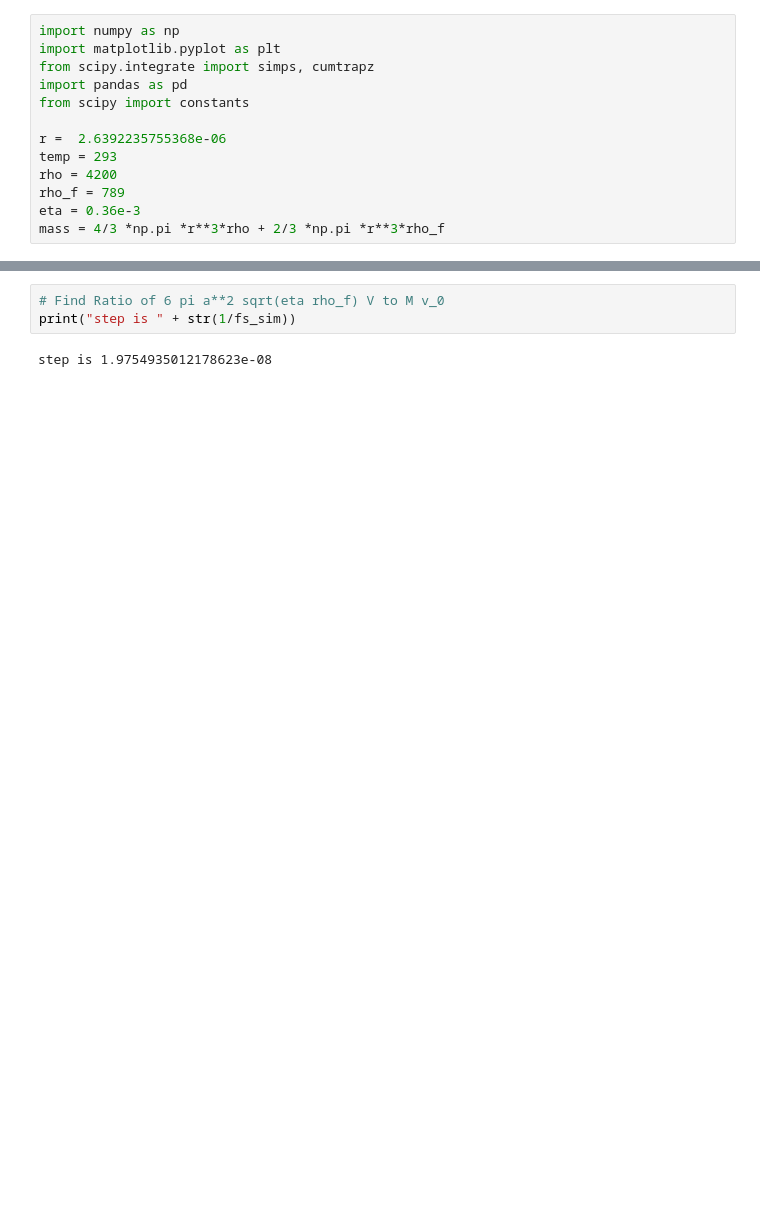
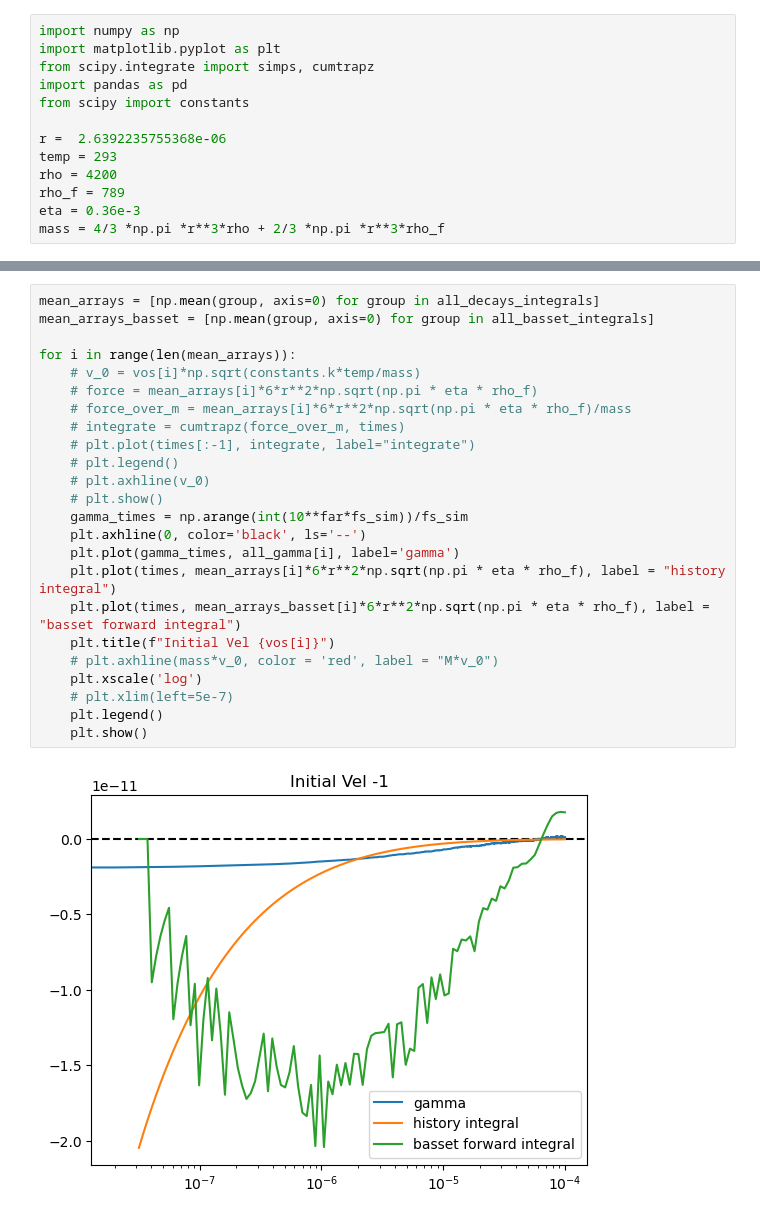
Before and after one commit to mcthumann/Brownian_Data_Analysis, a Jupyter notebook: polished_scripts/MemoryTerm.ipynb, the cells around one changed output, grey strips where cells are left out. Cells and saved outputs as stored; diff of their text form; blank space fills up the shorter version.

```diff
--- a/polished_scripts/MemoryTerm.ipynb
+++ b/polished_scripts/MemoryTerm.ipynb
@@ -169,5 +208,26 @@ Ratio is 708545.7578317241
-# %%
-# Find Ratio of 6 pi a**2 sqrt(eta rho_f) V to M v_0
-print("step is " + str(1/fs_sim))
-# %% [output]
-step is 1.9754935012178623e-08
+# %%
+mean_arrays = [np.mean(group, axis=0) for group in all_decays_integrals]
+mean_arrays_basset = [np.mean(group, axis=0) for group in all_basset_integrals]
+
+for i in range(len(mean_arrays)):
+    # v_0 = vos[i]*np.sqrt(constants.k*temp/mass)
+    # force = mean_arrays[i]*6*r**2*np.sqrt(np.pi * eta * rho_f)
+    # force_over_m = mean_arrays[i]*6*r**2*np.sqrt(np.pi * eta * rho_f)/mass
+    # integrate = cumtrapz(force_over_m, times)
+    # plt.plot(times[:-1], integrate, label="integrate")
+    # plt.legend()
+    # plt.axhline(v_0)
+    # plt.show()
+    gamma_times = np.arange(int(10**far*fs_sim))/fs_sim
+    plt.axhline(0, color='black', ls='--')
+    plt.plot(gamma_times, all_gamma[i], label='gamma')
+    plt.plot(times, mean_arrays[i]*6*r**2*np.sqrt(np.pi * eta * rho_f), label = "history integral")
+    plt.plot(times, mean_arrays_basset[i]*6*r**2*np.sqrt(np.pi * eta * rho_f), label = "basset forward integral")
+    plt.title(f"Initial Vel {vos[i]}")
+    # plt.axhline(mass*v_0, color = 'red', label = "M*v_0")
+    plt.xscale('log')
+    # plt.xlim(left=5e-7)
+    plt.legend()
+    plt.show()
+# %% [output]
+[figure, added]
```
Also changed, not shown: parts of 3 cells of this notebook.
